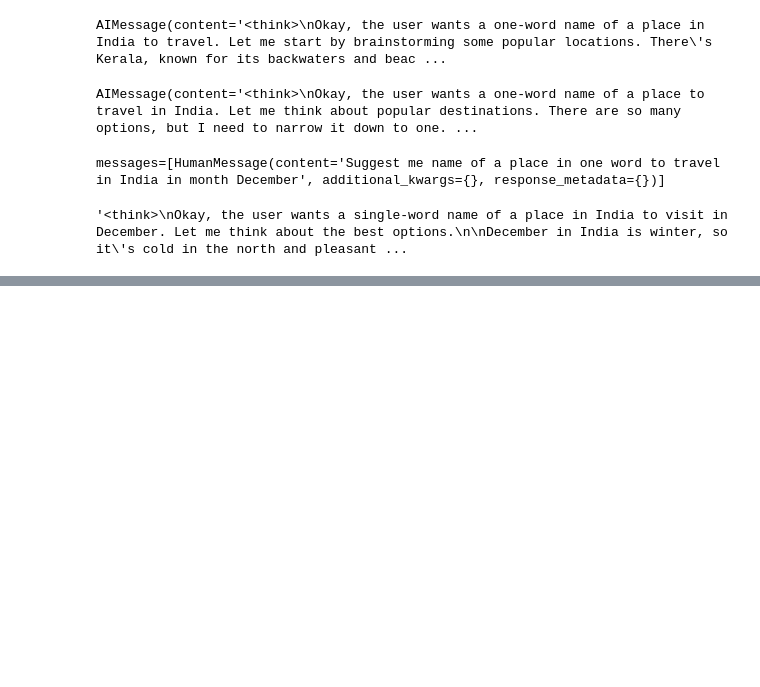
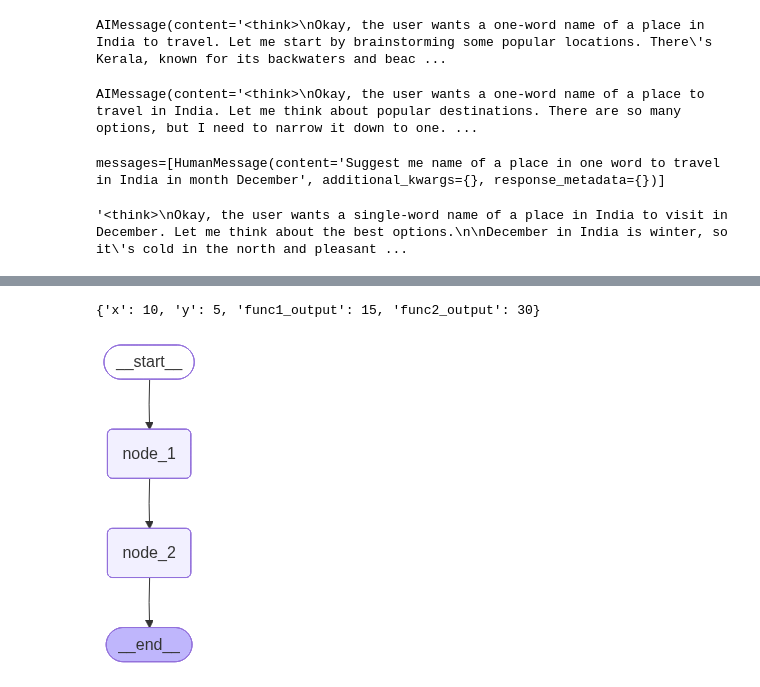
Before and after one commit to arvishcdoshi/LangChain-LangGraph, a Jupyter notebook: LangChain_LangGraph.ipynb, the cells around one changed output, grey strips where cells are left out. Drawn from its saved outputs; the diff is of its cells as text; code cells hidden in the pictures; blank space fills up the shorter version.

Commit message:
Chaining code samples. Basic Langgraph example using StateGraph.

```diff
--- a/LangChain_LangGraph.ipynb
+++ b/LangChain_LangGraph.ipynb
@@ -77,0 +120,43 @@ response.content
+# %%
+from typing import TypedDict
+
+# Define the state schema for your graph
+class GraphState(TypedDict):
+  x: int
+  y: int
+  func1_output: int
+  func2_output: int
+
+def func1_node(state: GraphState) -> dict:
+  # Assuming 'x' and 'y' are part of the initial input to the graph
+  x = state.get("x", 0)
+  y = state.get("y", 0)
+  result = x + y
+  return {"func1_output": result}
+
+def func2_node(state: GraphState) -> dict:
+  input_for_func2 = state.get("func1_output", 0)
+  result = 2 * input_for_func2
+  return {"func2_output": result}
+# %%
+workflow = StateGraph(GraphState) # Pass the state schema here
+
+workflow.add_node("node_1", func1_node)
+workflow.add_node("node_2", func2_node)
+
+workflow.add_edge("node_1", "node_2")
+
+workflow.set_entry_point("node_1")
+workflow.set_finish_point("node_2")
+
+app = workflow.compile()
+# %%
+app.invoke({"x": 10, "y":5})
+# %% [output]
+{'x': 10, 'y': 5, 'func1_output': 15, 'func2_output': 30}
+# %%
+from IPython.display import Image, display
+
+display(Image(app.get_graph().draw_mermaid_png()))
+# %% [output]
+[figure, added]
```
Also changed, not shown: parts of 9 cells of this notebook.
